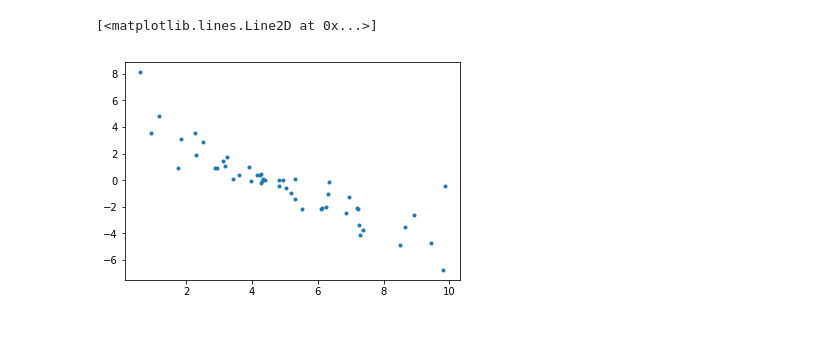
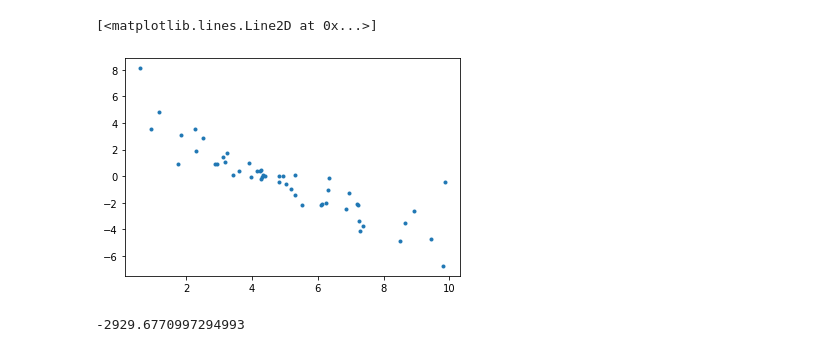
Before and after one commit to DCIDA2019/dcida2020ii-mchvz, a Jupyter notebook: Oct_16/Likelihood_3.ipynb, the cells around one changed output. Cells and saved outputs as stored; diff of their text form; code cells hidden in the pictures.

```diff
--- a/Oct_16/Likelihood_3.ipynb
+++ b/Oct_16/Likelihood_3.ipynb
@@ -49,10 +65,10 @@ def pos(p,x):
     return z
 # %%
-db = np.load('fit_exercise.npy')
+db = np.load('/Users/almagonzalez/Documents/cursos/DataAnalysis/DCIDA2020II/data/fit_exercise.npy')
 plt.plot(db[0],db[1],'.')
 # %% [output]
 [<matplotlib.lines.Line2D at 0x...>]
-[figure, old version]
+[figure, new version]
 # %%
 # punto de inicio, p=[m,b]
 O=[0,0]
@@ -85,3 +102,7 @@ posv=pos(h[0],db)
+# %%
+posterior(h[0],db,Pm,Pb)
+# %% [output]
+-2929.6770997294993
 # %%
 a=[]
 b=[]
```
Also changed, not shown: parts of 14 cells of this notebook.
